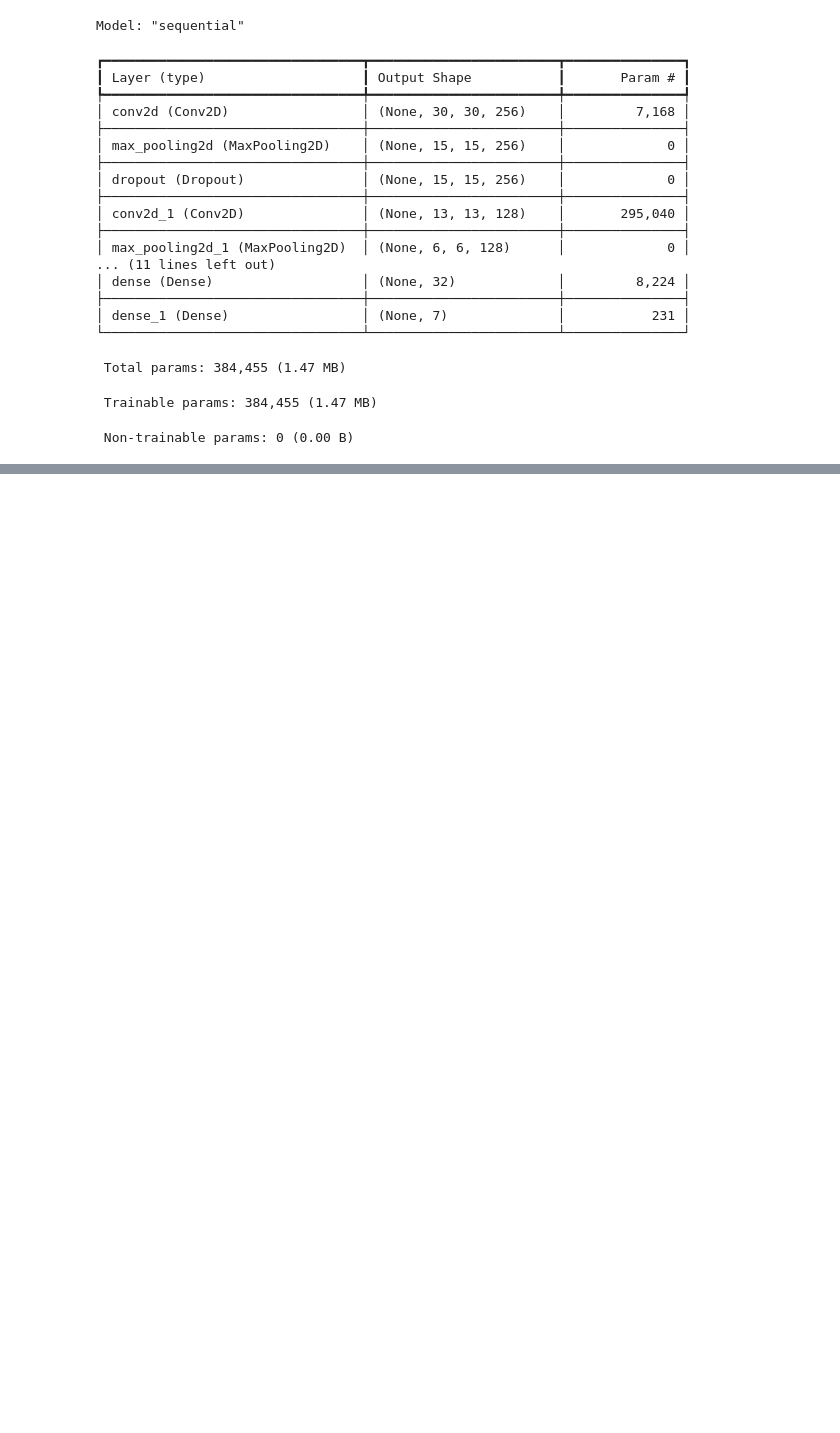
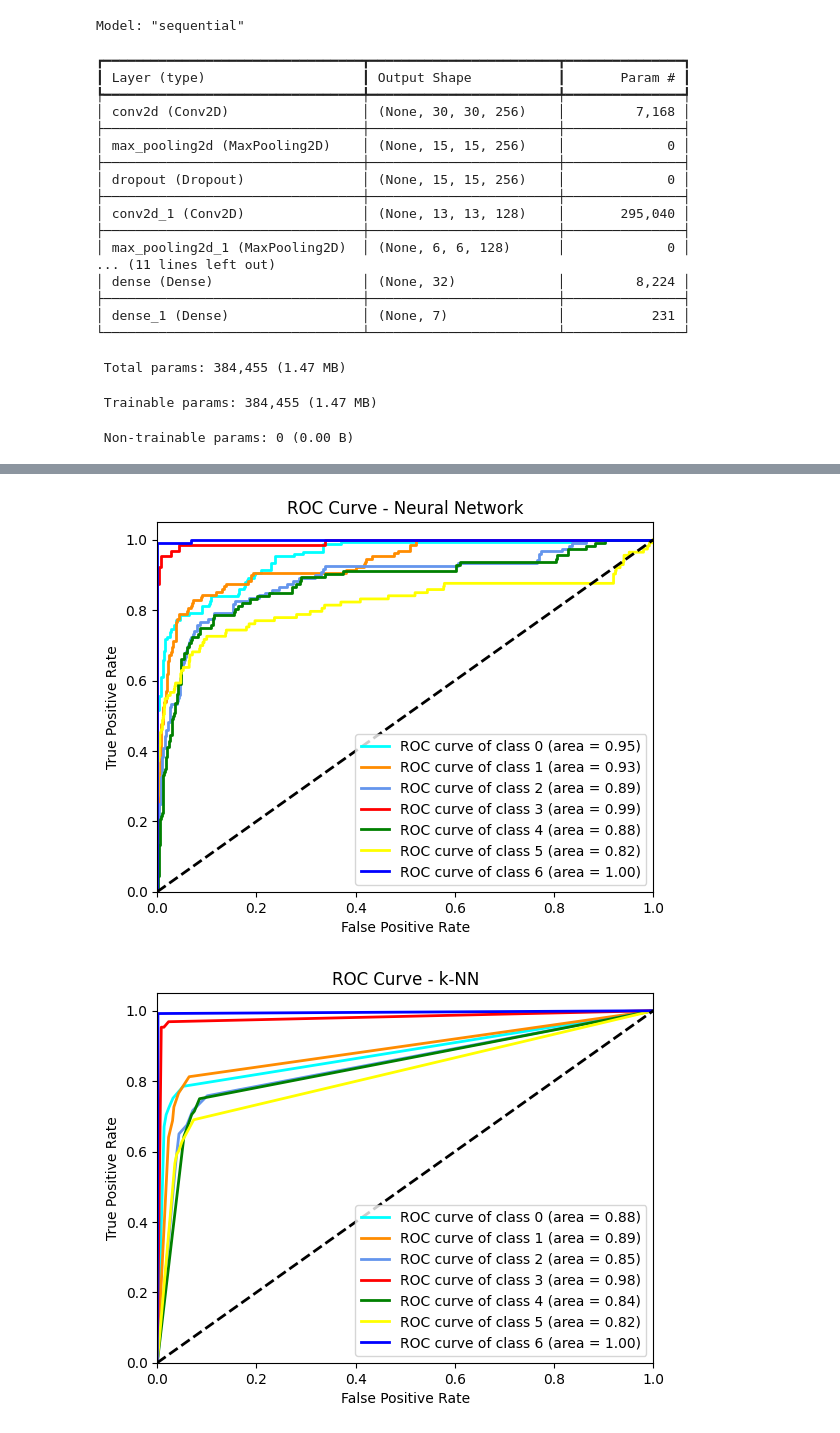
Before and after one commit to ibkya/Skin-Lesion-Classification-with-Auto-Keras-Model, a Jupyter notebook: SkinLesionClassification.ipynb, the cells around one changed output, grey strips where cells are left out. Saved outputs shown, nothing was run; the diff lists cells and outputs as text; code cells hidden in the pictures; blank space fills up the shorter version.

```diff
--- a/SkinLesionClassification.ipynb
+++ b/SkinLesionClassification.ipynb
@@ -283,0 +290,3 @@ plt.show()
+# %%
+X_train_features = model.predict(x_train)
+X_test_features = model.predict(x_test)
@@ -297,0 +364,49 @@ Text(0, 0.5, 'Fraction of incorrect predictions')
+# %%
+# Her sınıf için ROC eğrisini çizmek için sınıfları binarize edelim
+n_classes = y_test.shape[1]
+y_test_bin = label_binarize(np.argmax(y_test, axis=1), classes=range(n_classes))
+# %%
+# Neural Network Tahminleri
+nn_y_pred = nn_model.predict_proba(X_test_features)
+# k-NN Tahminleri
+knn_y_pred = knn_model.predict_proba(X_test_features)
+# Logistic Regression Tahminleri
+lr_y_pred = lr_model.predict_proba(X_test_features)
+# Random Forest Tahminleri
+rf_y_pred = rf_model.predict_proba(X_test_features)
+# %%
+def plot_roc(y_test_bin, y_pred, n_classes, model_name):
+    fpr = dict()
+    tpr = dict()
+    roc_auc = dict()
+    for i in range(n_classes):
+        fpr[i], tpr[i], _ = roc_curve(y_test_bin[:, i], y_pred[:, i])
+        roc_auc[i] = auc(fpr[i], tpr[i])
+
+    colors = cycle(['aqua', 'darkorange', 'cornflowerblue', 'red', 'green', 'yellow', 'blue'])
+    plt.figure()
+    for i, color in zip(range(n_classes), colors):
+        plt.plot(fpr[i], tpr[i], color=color, lw=2,
+                 label='ROC curve of class {0} (area = {1:0.2f})'
+                 ''.format(i, roc_auc[i]))
+
+    plt.plot([0, 1], [0, 1], 'k--', lw=2)
+    plt.xlim([0.0, 1.0])
+    plt.ylim([0.0, 1.05])
+    plt.xlabel('False Positive Rate')
+    plt.ylabel('True Positive Rate')
+    plt.title(f'ROC Curve - {model_name}')
+    plt.legend(loc="lower right")
+    plt.show()
+
+# Neural Network ROC
+plot_roc(y_test_bin, nn_y_pred, n_classes, "Neural Network")
+# k-NN ROC
+plot_roc(y_test_bin, knn_y_pred, n_classes, "k-NN")
+# Logistic Regression ROC
+plot_roc(y_test_bin, lr_y_pred, n_classes, "Logistic Regression")
+# Random Forest ROC
+plot_roc(y_test_bin, rf_y_pred, n_classes, "Random Forest")
+# %% [output]
+[figure, added]
+[figure, added]
```
Also changed, not shown: parts of 9 cells of this notebook.
